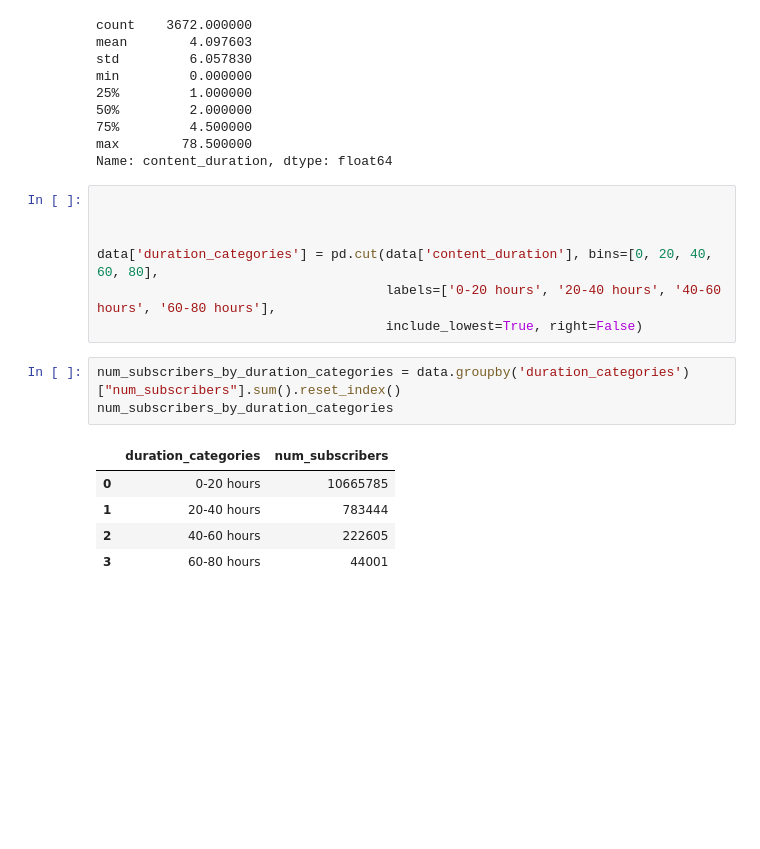
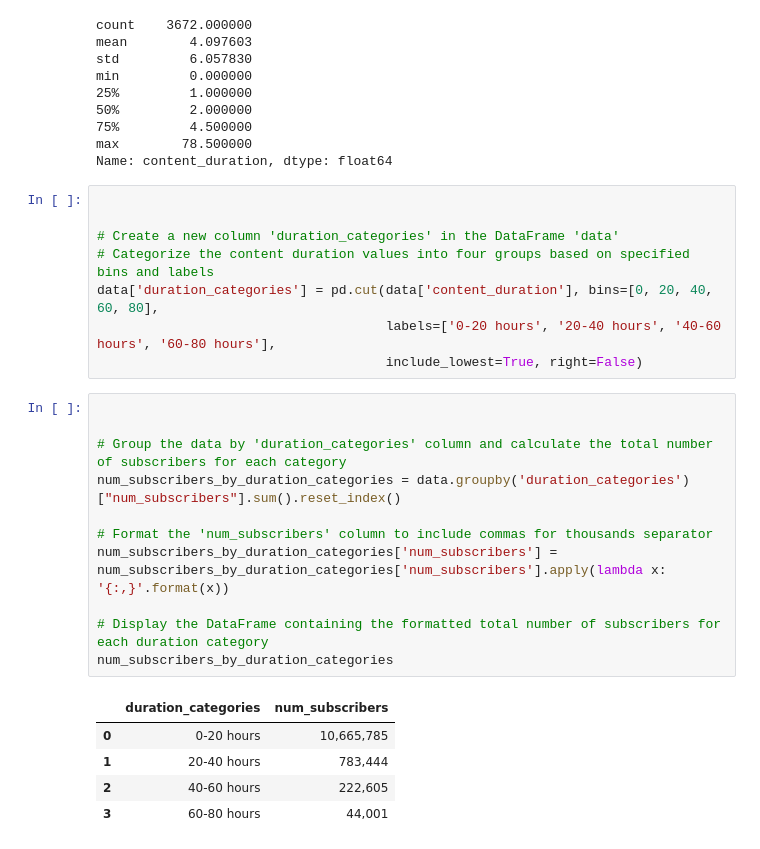
Before and after one commit to BOAKYE-KWARTENG/udemy-course-analysis, a Jupyter notebook: Udemy-Courses-Analysis.ipynb, the cells around one changed output. Drawn from its saved outputs; the diff is of its cells as text; blank space fills up the shorter version.

```diff
--- a/Udemy-Courses-Analysis.ipynb
+++ b/Udemy-Courses-Analysis.ipynb
@@ -439,17 +626,26 @@ Name: content_duration, dtype: float64
 # %%
 
 
-
+# Create a new column 'duration_categories' in the DataFrame 'data'
+# Categorize the content duration values into four groups based on specified bins and labels
 data['duration_categories'] = pd.cut(data['content_duration'], bins=[0, 20, 40, 60, 80],
                                      labels=['0-20 hours', '20-40 hours', '40-60 hours', '60-80 hours'],
                                      include_lowest=True, right=False)
-# %%
-num_subscribers_by_duration_categories = data.groupby('duration_categories')["num_subscribers"].sum().reset_index()
-num_subscribers_by_duration_categories
-# %% [output]
-|  | duration_categories | num_subscribers |
-| 0 | 0-20 hours | 10665785 |
-| 1 | 20-40 hours | 783444 |
-| 2 | 40-60 hours | 222605 |
-| 3 | 60-80 hours | 44001 |
+# %%
+
+
+# Group the data by 'duration_categories' column and calculate the total number of subscribers for each category
+num_subscribers_by_duration_categories = data.groupby('duration_categories')["num_subscribers"].sum().reset_index()
+
+# Format the 'num_subscribers' column to include commas for thousands separator
+num_subscribers_by_duration_categories['num_subscribers'] = num_subscribers_by_duration_categories['num_subscribers'].apply(lambda x: '{:,}'.format(x))
+
+# Display the DataFrame containing the formatted total number of subscribers for each duration category
+num_subscribers_by_duration_categories
+# %% [output]
+|  | duration_categories | num_subscribers |
+| 0 | 0-20 hours | 10,665,785 |
+| 1 | 20-40 hours | 783,444 |
+| 2 | 40-60 hours | 222,605 |
+| 3 | 60-80 hours | 44,001 |
 # %%
```
Also changed, not shown: parts of 46 cells of this notebook.
